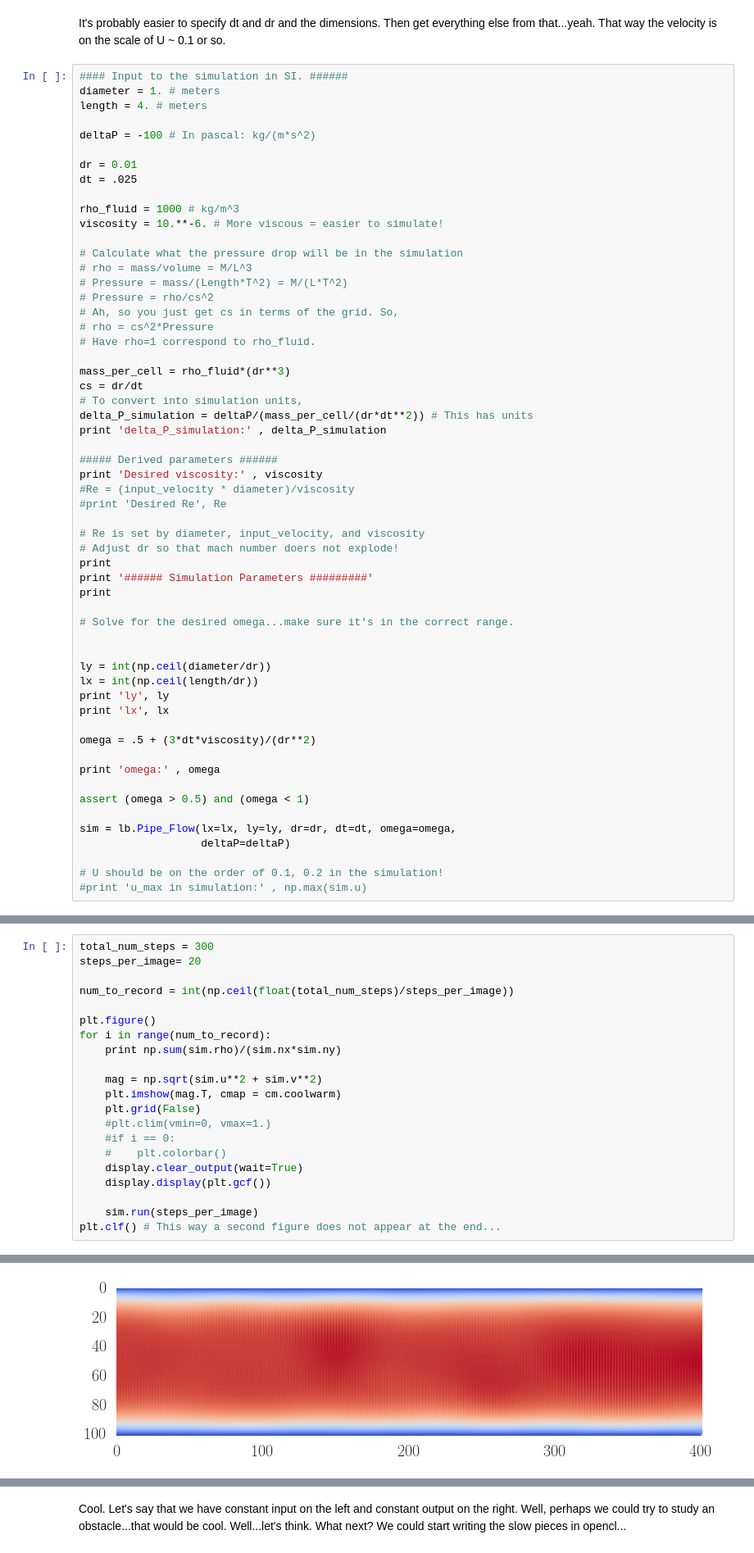
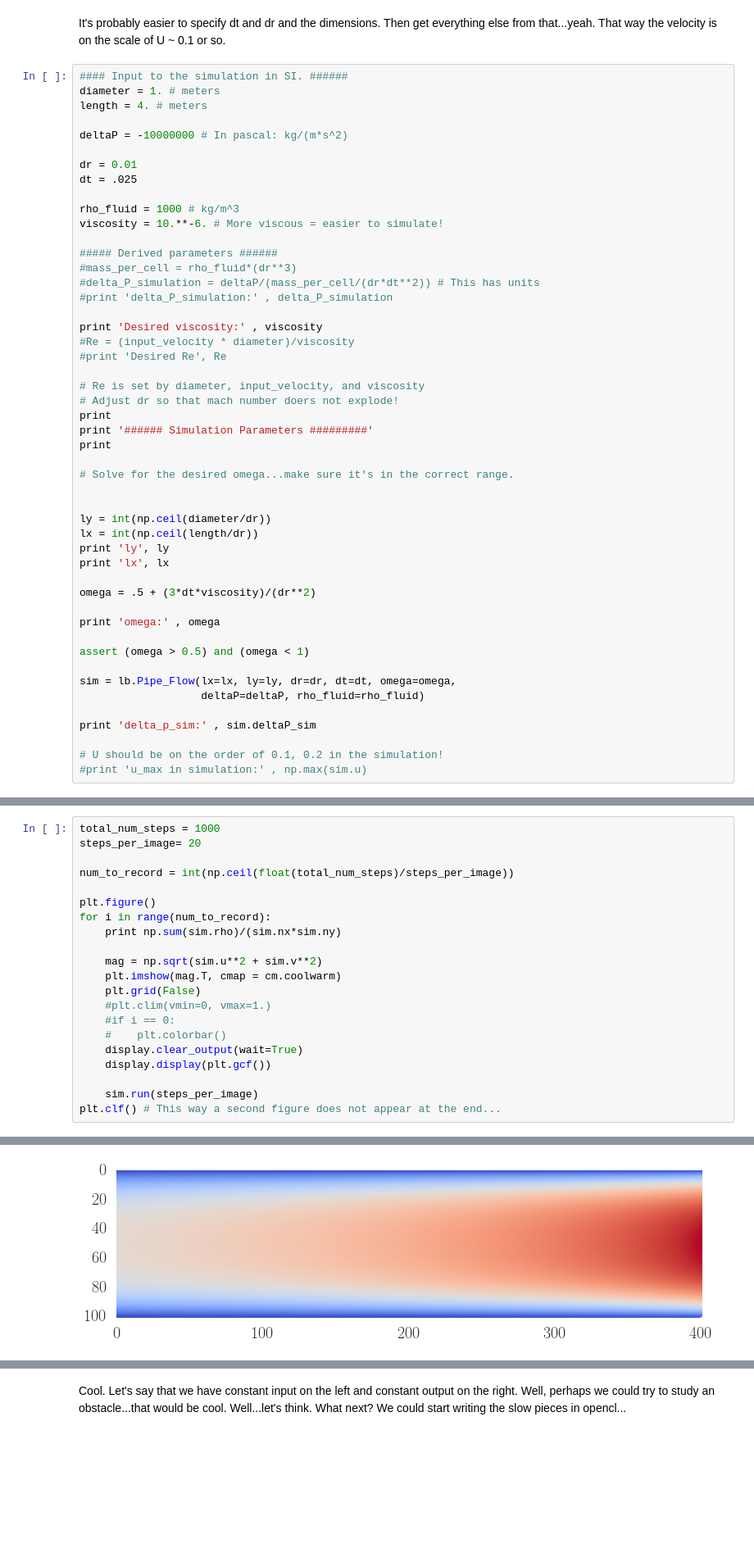
Before and after one commit to btweinstein/2d-lb, a Jupyter notebook: docs/pipe_flow_analytic_confirmation.ipynb, the cells around one changed output, grey strips where cells are left out. Shown: that part at 82% size. Drawn from its saved outputs; the diff is of its cells as text; blank space fills up the shorter version.

Commit message:
I don't think things are working correctly now...the flow seems to be going in the wrong direction. So, it's probably best if we just call it a day.

```diff
--- a/docs/pipe_flow_analytic_confirmation.ipynb
+++ b/docs/pipe_flow_analytic_confirmation.ipynb
@@ -22,7 +22,7 @@ It's probably easier to specify dt and dr and the dimensions. Then get everythin
 diameter = 1. # meters
 length = 4. # meters
 
-deltaP = -100 # In pascal: kg/(m*s^2)
+deltaP = -10000000 # In pascal: kg/(m*s^2)
 
 dr = 0.01
 dt = .025
@@ -30,21 +30,11 @@ dt = .025
 rho_fluid = 1000 # kg/m^3
 viscosity = 10.**-6. # More viscous = easier to simulate!
 
-# Calculate what the pressure drop will be in the simulation
-# rho = mass/volume = M/L^3
-# Pressure = mass/(Length*T^2) = M/(L*T^2)
-# Pressure = rho/cs^2
-# Ah, so you just get cs in terms of the grid. So,
-# rho = cs^2*Pressure
-# Have rho=1 correspond to rho_fluid.
+##### Derived parameters ######
+#mass_per_cell = rho_fluid*(dr**3)
+#delta_P_simulation = deltaP/(mass_per_cell/(dr*dt**2)) # This has units
+#print 'delta_P_simulation:' , delta_P_simulation
 
-mass_per_cell = rho_fluid*(dr**3)
-cs = dr/dt
-# To convert into simulation units,
-delta_P_simulation = deltaP/(mass_per_cell/(dr*dt**2)) # This has units
-print 'delta_P_simulation:' , delta_P_simulation
-
-##### Derived parameters ######
 print 'Desired viscosity:' , viscosity
 #Re = (input_velocity * diameter)/viscosity
 #print 'Desired Re', Re
@@ -70,7 +60,9 @@ print 'omega:' , omega
 assert (omega > 0.5) and (omega < 1)
 
 sim = lb.Pipe_Flow(lx=lx, ly=ly, dr=dr, dt=dt, omega=omega,
-                   deltaP=deltaP)
+                   deltaP=deltaP, rho_fluid=rho_fluid)
+
+print 'delta_p_sim:' , sim.deltaP_sim
 
 # U should be on the order of 0.1, 0.2 in the simulation!
 #print 'u_max in simulation:' , np.max(sim.u)
@@ -89,5 +81,5 @@ Ma: None
 # %%
-total_num_steps = 300
+total_num_steps = 1000
 steps_per_image= 20
 
 num_to_record = int(np.ceil(float(total_num_steps)/steps_per_image))
@@ -111 +104 @@ plt.clf() # This way a second figure does not appear at the end...
-[figure, old version]
+[figure, new version]
```
Also changed, not shown: parts of 2 cells of this notebook, 1 other file.
